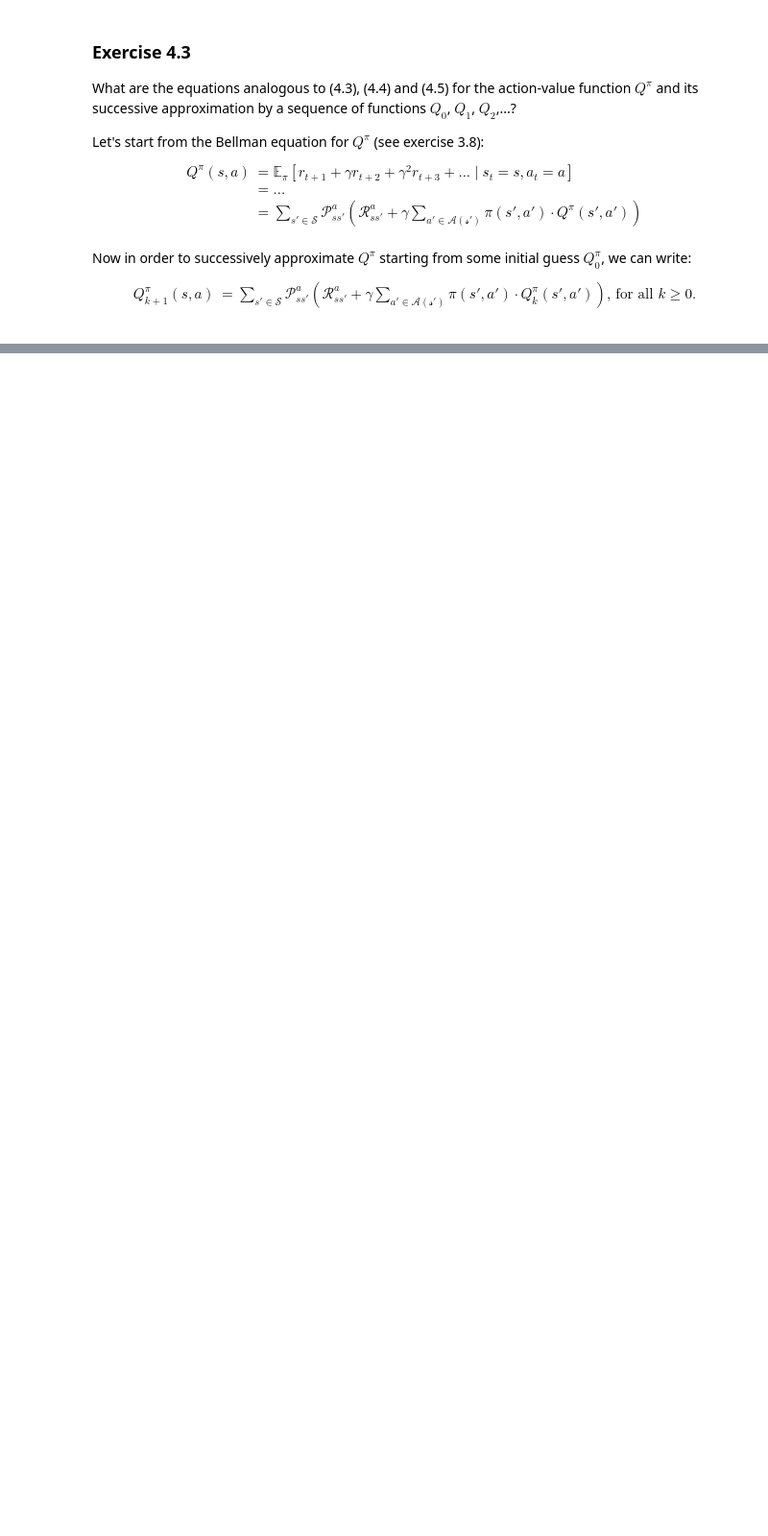
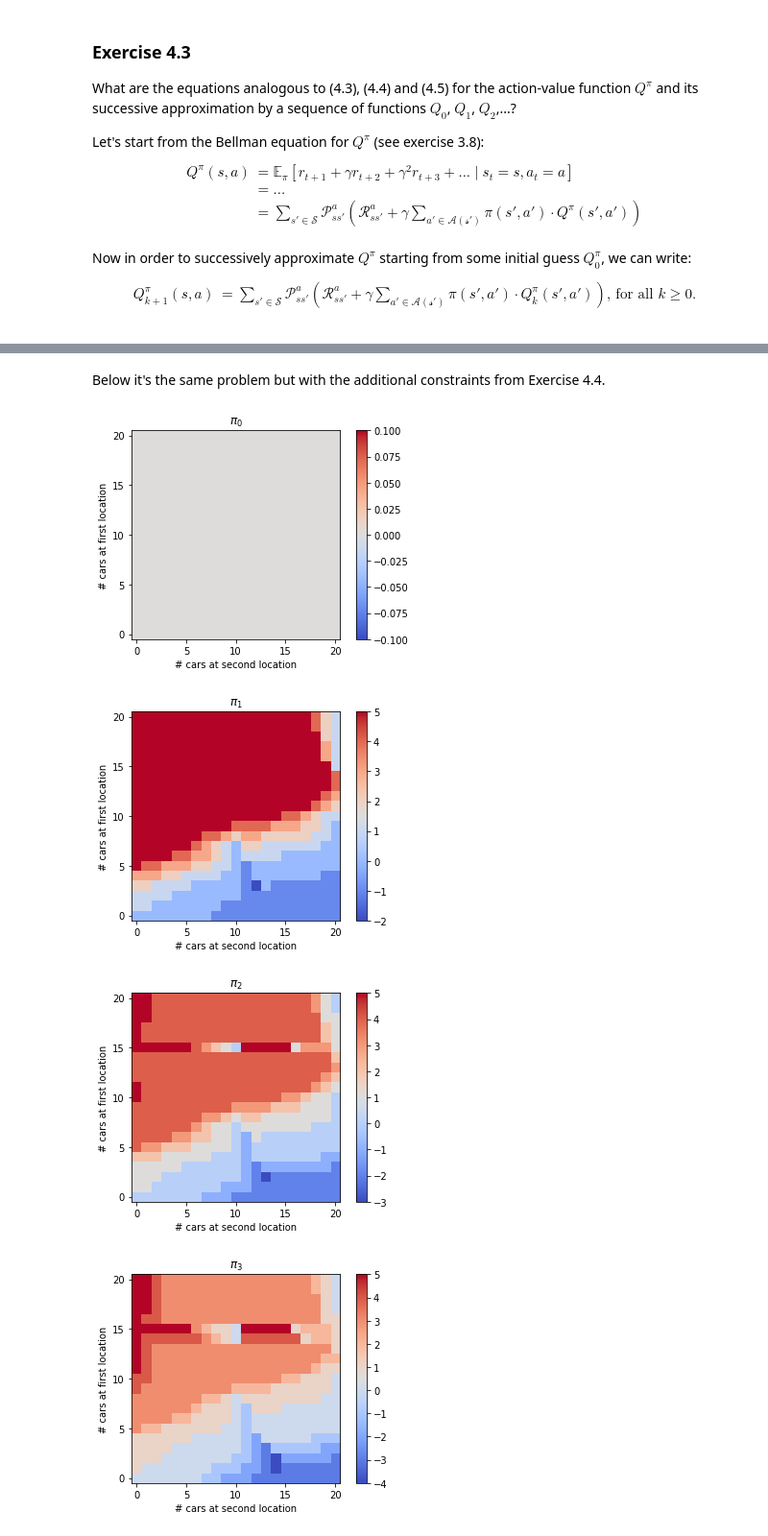
Before and after one commit to pacalab/rl_sutton_barto, a Jupyter notebook: Chapter_4/Chapter_4.ipynb, the cells around one changed output, grey strips where cells are left out. Shown at 96% size. Saved outputs shown, nothing was run; the diff lists cells and outputs as text; code cells hidden in the pictures; blank space fills up the shorter version.

Commit message:
add exercise 4.4

```diff
--- a/Chapter_4/Chapter_4.ipynb
+++ b/Chapter_4/Chapter_4.ipynb
@@ -69,0 +240,2 @@ $$
+# %% [markdown]
+Below it's the same problem but with the additional constraints from Exercise 4.4.
@@ -69,0 +246,34 @@ $$
+# %%
+# initiate policy pi with zeros (i.e. pi(s, 0) = 1 for all s, and pi(s, a) = 0 for all a <> 0)
+pi = np.zeros((max_cars + 1, max_cars + 1))
+# initiate V_pi with zeros
+V_pi = np.zeros((max_cars + 1, max_cars + 1))
+
+# Run policy iteration loops until stable (or max k=20)
+policy_stable = False
+k = 0
+while not policy_stable and k < 20:
+    evaluation_complete = False
+    while not evaluation_complete:
+        delta, V_pi = policy_evaluation_loop(pi, V_pi, employee_shuttle=True)
+        if delta < theta:
+            evaluation_complete = True
+
+    # plot every improvement of policy pi (or less frequent if desired)
+    if k % 1 == 0:
+        plt.imshow(pi, origin='lower', cmap='coolwarm')
+        plt.ylabel('# cars at first location')
+        plt.xlabel('# cars at second location')
+        plt.xticks([0, 5, 10, 15, 20])
+        plt.yticks([0, 5, 10, 15, 20])
+        plt.title(f'$\pi_{k}$')
+        plt.colorbar()
+        plt.show()
+
+    policy_stable, pi = policy_improvement_loop(pi, V_pi, employee_shuttle=True)
+    k += 1
+# %% [output]
+[figure, added]
+[figure, added]
+[figure, added]
+[figure, added]
```
Also changed, not shown: parts of 9 cells of this notebook.
